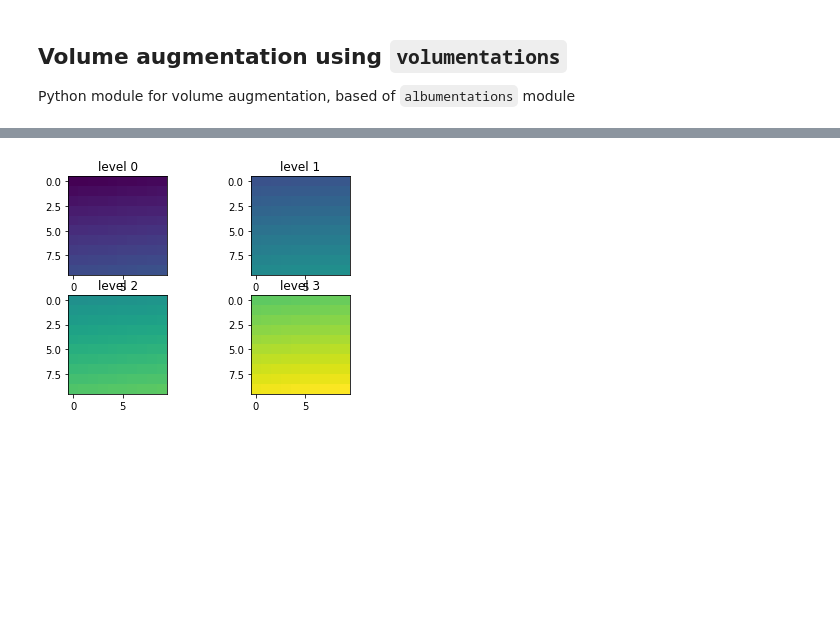
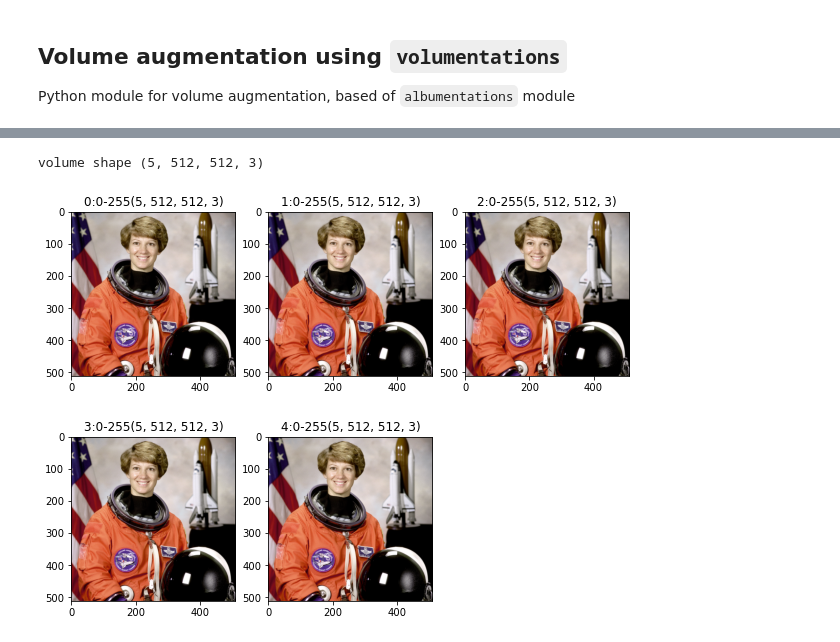
Before and after one commit to linum-uqam/carreno-cytonemes, a Jupyter notebook: notebooks/data_augmentation.ipynb, the cells around one changed output, grey strips where cells are left out. Cells and saved outputs as stored; diff of their text form; code cells hidden in the pictures; blank space fills up the shorter version.

```diff
--- a/notebooks/data_augmentation.ipynb
+++ b/notebooks/data_augmentation.ipynb
@@ -126,3 +128,13 @@ plt.show()
 # %% [markdown]
 ## Volume augmentation using `volumentations`
 Python module for volume augmentation, based of `albumentations` module
+# %%
+# figure with all img over z axis
+def show_volume(volume):
+    plt.figure(figsize=(10,20))
+    for i in range(volume.shape[0]):
+        plt.subplot(volume.shape[0], 3, i+1)
+        plt.title('index ' + str(i))
+        plt.title(str(i) + ":" + str(round(volume.min(), 2)) + "-" + str(round(volume.max(), 2)) + str(volume.shape))
+        plt.imshow(volume[i])
+    plt.show()
@@ -129,23 +151,10 @@ Python module for volume augmentation, based of `albumentations` module
 # %%
-volume = np.arange(400).reshape((4,10,10))
-
-def show_volume(x):
-    plt.subplot(221)
-    plt.imshow(x[0], vmin=0, vmax=400)
-    plt.title('level 0')
-    plt.subplot(222)
-    plt.imshow(x[1], vmin=0, vmax=400)
-    plt.title('level 1')
-    plt.subplot(223)
-    plt.imshow(x[2], vmin=0, vmax=400)
-    plt.title('level 2')
-    plt.subplot(224)
-    plt.imshow(x[3], vmin=0, vmax=400)
-    plt.title('level 3')
-    plt.show()
+volume = np.stack([img] * 5, axis=0)
+print('volume shape', volume.shape)
 
 show_volume(volume)
 # %% [output]
+volume shape (5, 512, 512, 3)
-[figure, old version]
+[figure, new version]
 # %%
 vol_transform = V.Compose([
```
Also changed, not shown: parts of 12 cells of this notebook, 4 other files.
